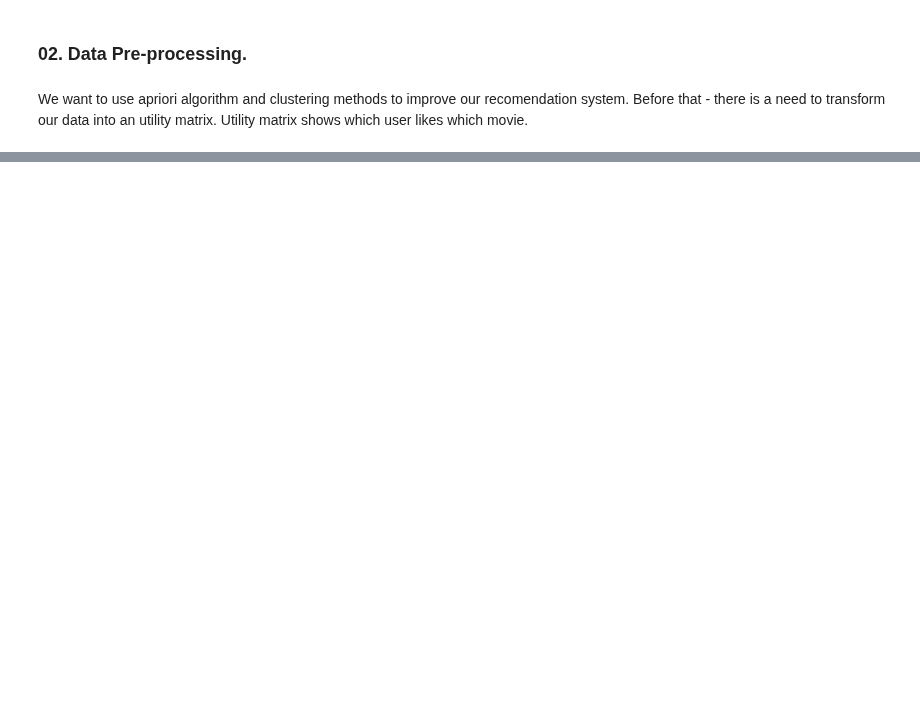
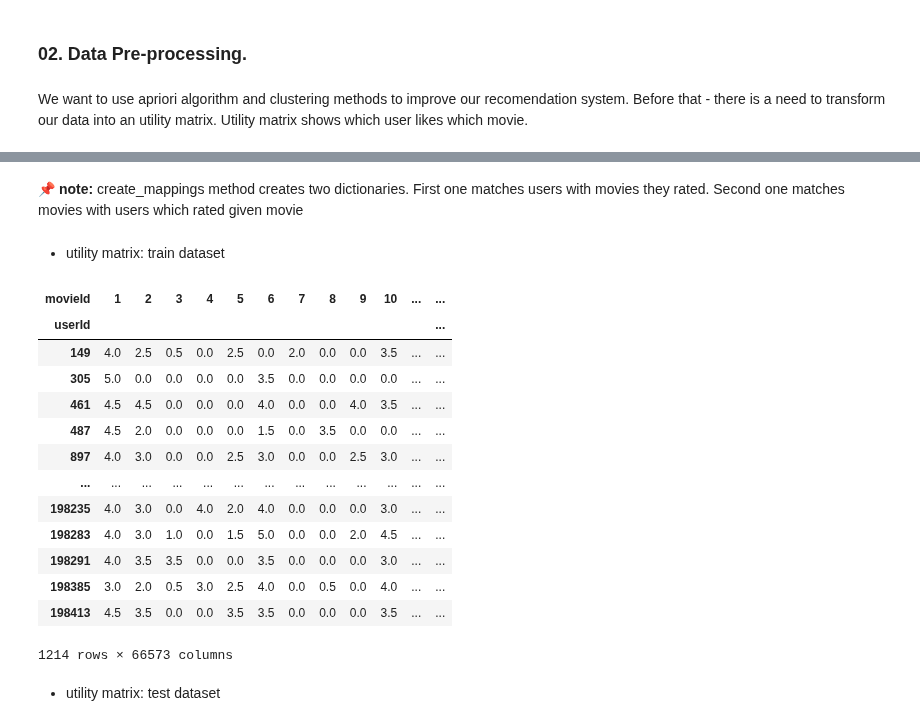
Before and after one commit to Wikusia-s/DM-recomendation-system, a Jupyter notebook: main.ipynb, the cells around one changed output, grey strips where cells are left out. Cells and saved outputs as stored; diff of their text form; code cells hidden in the pictures; blank space fills up the shorter version.

```diff
--- a/main.ipynb
+++ b/main.ipynb
@@ -210,0 +243,25 @@ train_df[train_df['userId'] == 10]
+# %% [markdown]
+📌 **note:** create_mappings method creates two dictionaries. First one matches users with movies they rated. Second one matches movies with users which rated given movie
+# %% [markdown]
+- utility matrix: train dataset
+# %%
+utility_matrix_train = rec.create_utility_matrix(train_df)
+# %%
+utility_matrix_train
+# %% [output]
+| movieId | 1 | 2 | 3 | 4 | 5 | 6 | 7 | 8 | 9 | 10 | ... | ... |
+| userId |  |  |  |  |  |  |  |  |  |  |  | ... |
+| 149 | 4.0 | 2.5 | 0.5 | 0.0 | 2.5 | 0.0 | 2.0 | 0.0 | 0.0 | 3.5 | ... | ... |
+| 305 | 5.0 | 0.0 | 0.0 | 0.0 | 0.0 | 3.5 | 0.0 | 0.0 | 0.0 | 0.0 | ... | ... |
+| 461 | 4.5 | 4.5 | 0.0 | 0.0 | 0.0 | 4.0 | 0.0 | 0.0 | 4.0 | 3.5 | ... | ... |
+| 487 | 4.5 | 2.0 | 0.0 | 0.0 | 0.0 | 1.5 | 0.0 | 3.5 | 0.0 | 0.0 | ... | ... |
+| 897 | 4.0 | 3.0 | 0.0 | 0.0 | 2.5 | 3.0 | 0.0 | 0.0 | 2.5 | 3.0 | ... | ... |
+| ... | ... | ... | ... | ... | ... | ... | ... | ... | ... | ... | ... | ... |
+| 198235 | 4.0 | 3.0 | 0.0 | 4.0 | 2.0 | 4.0 | 0.0 | 0.0 | 0.0 | 3.0 | ... | ... |
+| 198283 | 4.0 | 3.0 | 1.0 | 0.0 | 1.5 | 5.0 | 0.0 | 0.0 | 2.0 | 4.5 | ... | ... |
+| 198291 | 4.0 | 3.5 | 3.5 | 0.0 | 0.0 | 3.5 | 0.0 | 0.0 | 0.0 | 3.0 | ... | ... |
+| 198385 | 3.0 | 2.0 | 0.5 | 3.0 | 2.5 | 4.0 | 0.0 | 0.5 | 0.0 | 4.0 | ... | ... |
+| 198413 | 4.5 | 3.5 | 0.0 | 0.0 | 3.5 | 3.5 | 0.0 | 0.0 | 0.0 | 3.5 | ... | ... |
+1214 rows × 66573 columns
+# %% [markdown]
+- utility matrix: test dataset
```
Also changed, not shown: parts of 21 cells of this notebook.
